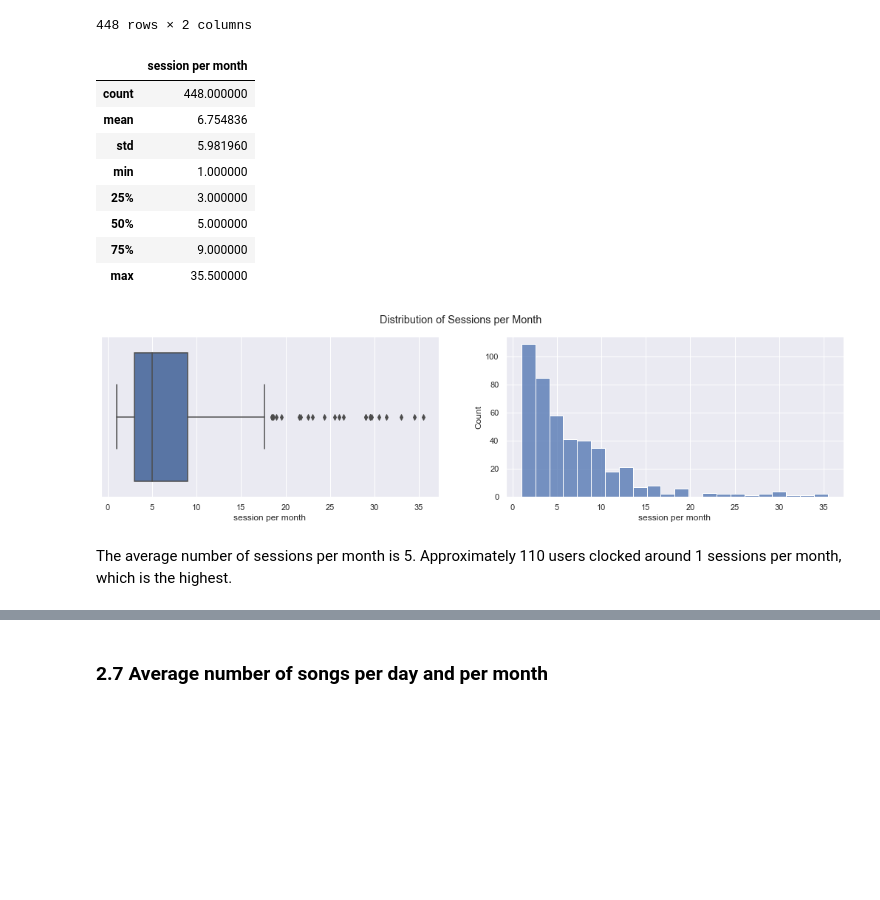
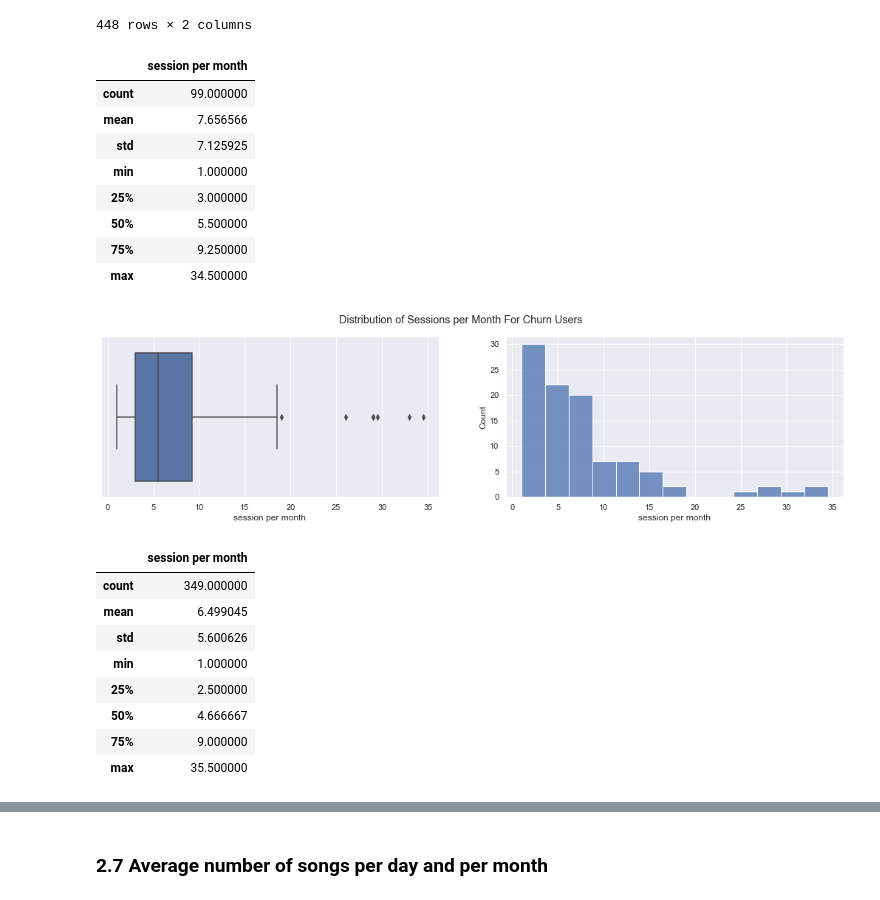
Before and after one commit to AloysiusTan/SC1015-MiniProject, a Jupyter notebook: Main Code - Sparkify Churn Data.ipynb, the cells around one changed output, grey strips where cells are left out. Cells and saved outputs as stored; diff of their text form; code cells hidden in the pictures; blank space fills up the shorter version.

```diff
--- a/Main Code - Sparkify Churn Data.ipynb
+++ b/Main Code - Sparkify Churn Data.ipynb
@@ -458,26 +458,40 @@ session_month
 | 447 | 98 | 10.000000 |
 | 448 | 99 | 7.000000 |
 448 rows × 2 columns
+# %%
+session_month = session_month.merge(churn_df)
+session_month_churn = session_month[session_month["churn"] == True]
+session_month_nonchurn = session_month[session_month["churn"] == False]
 # %%
-session_month.describe()
+session_month_churn.describe()
 # %% [output]
 |  | session per month |
-| count | 448.000000 |
-| mean | 6.754836 |
-| std | 5.981960 |
+| count | 99.000000 |
+| mean | 7.656566 |
+| std | 7.125925 |
 | min | 1.000000 |
 | 25% | 3.000000 |
-| 50% | 5.000000 |
-| 75% | 9.000000 |
-| max | 35.500000 |
+| 50% | 5.500000 |
+| 75% | 9.250000 |
+| max | 34.500000 |
 # %%
 # NUMBER OF SESSION PER MONTH
 f, axes = plt.subplots(1, 2, figsize=(18, 4))
-sb.boxplot(x = session_month['session per month'], ax=axes[0])
-sb.histplot(x = session_month['session per month'], ax=axes[1])
-plt.suptitle('Distribution of Sessions per Month')
+sb.boxplot(x = session_month_churn['session per month'], ax=axes[0])
+sb.histplot(x = session_month_churn['session per month'], ax=axes[1])
+plt.suptitle('Distribution of Sessions per Month For Churn Users')
 plt.show()
 # %% [output]
-[figure, old version]
+[figure, new version]
-# %% [markdown]
-The average number of sessions per month is 5. Approximately 110 users clocked around 1 sessions per month, which is the highest.
+# %%
+session_month_nonchurn.describe()
+# %% [output]
+|  | session per month |
+| count | 349.000000 |
+| mean | 6.499045 |
+| std | 5.600626 |
+| min | 1.000000 |
+| 25% | 2.500000 |
+| 50% | 4.666667 |
+| 75% | 9.000000 |
+| max | 35.500000 |
```
Also changed, not shown: parts of 72 cells of this notebook.
